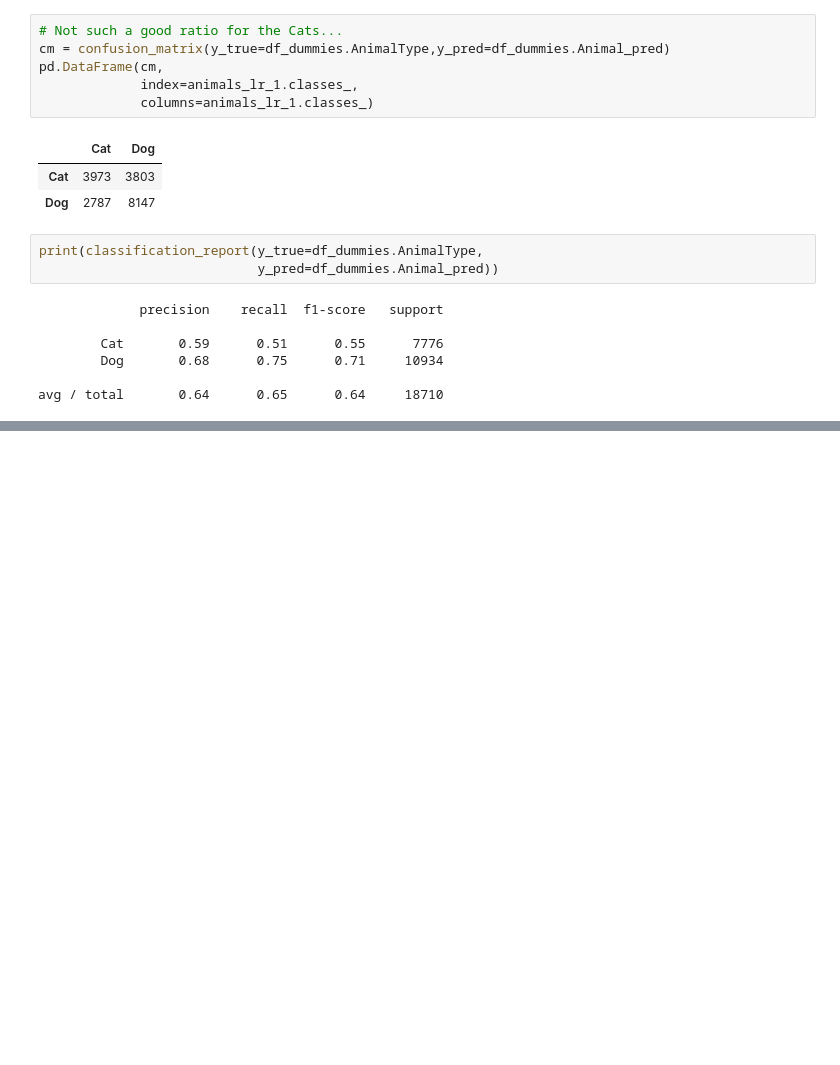
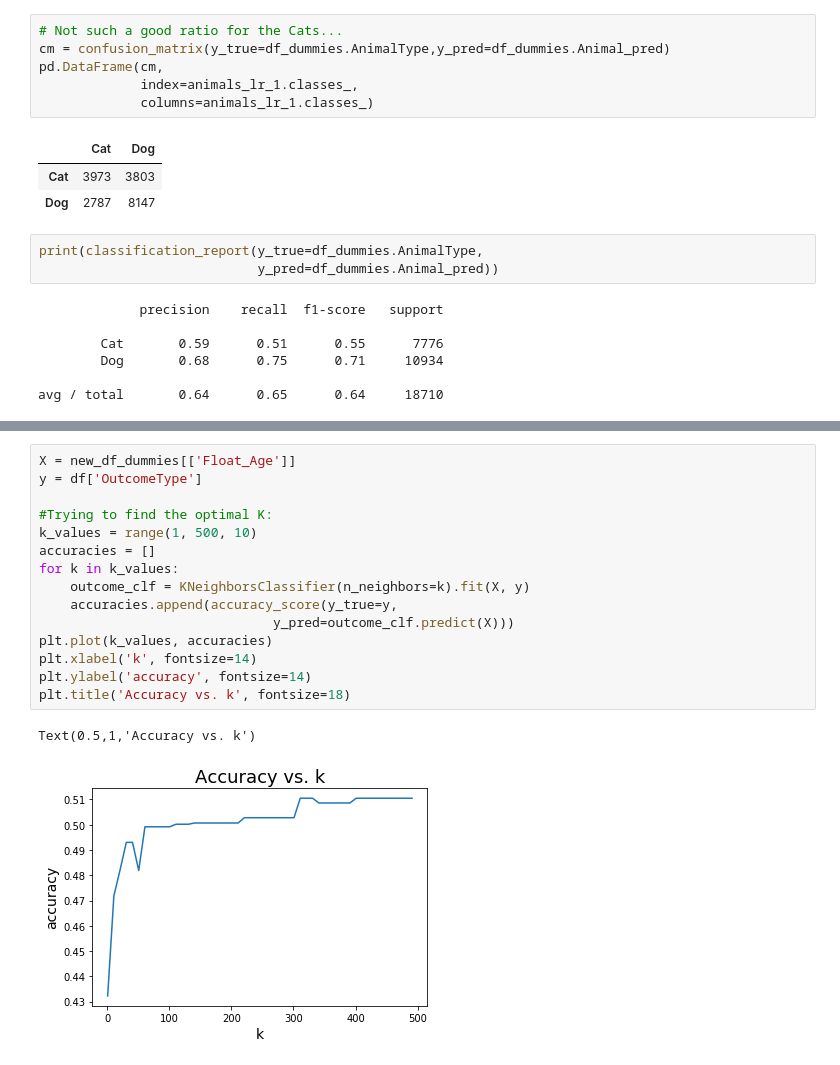
Before and after one commit to Jaket2030/Animals, a Jupyter notebook: shelter_animals_outcome .ipynb, the cells around one changed output, grey strips where cells are left out. Cells and saved outputs as stored; diff of their text form; blank space fills up the shorter version.

```diff
--- a/shelter_animals_outcome .ipynb
+++ b/shelter_animals_outcome .ipynb
@@ -700,0 +731,18 @@ avg / total       0.64      0.65      0.64     18710
+# %%
+X = new_df_dummies[['Float_Age']]
+y = df['OutcomeType']
+
+#Trying to find the optimal K:
+k_values = range(1, 500, 10)
+accuracies = []
+for k in k_values:
+    outcome_clf = KNeighborsClassifier(n_neighbors=k).fit(X, y)
+    accuracies.append(accuracy_score(y_true=y,
+                              y_pred=outcome_clf.predict(X)))
+plt.plot(k_values, accuracies)
+plt.xlabel('k', fontsize=14)
+plt.ylabel('accuracy', fontsize=14)
+plt.title('Accuracy vs. k', fontsize=18)
+# %% [output]
+Text(0.5,1,'Accuracy vs. k')
+[figure, added]
```
Also changed, not shown: parts of 11 cells of this notebook.
